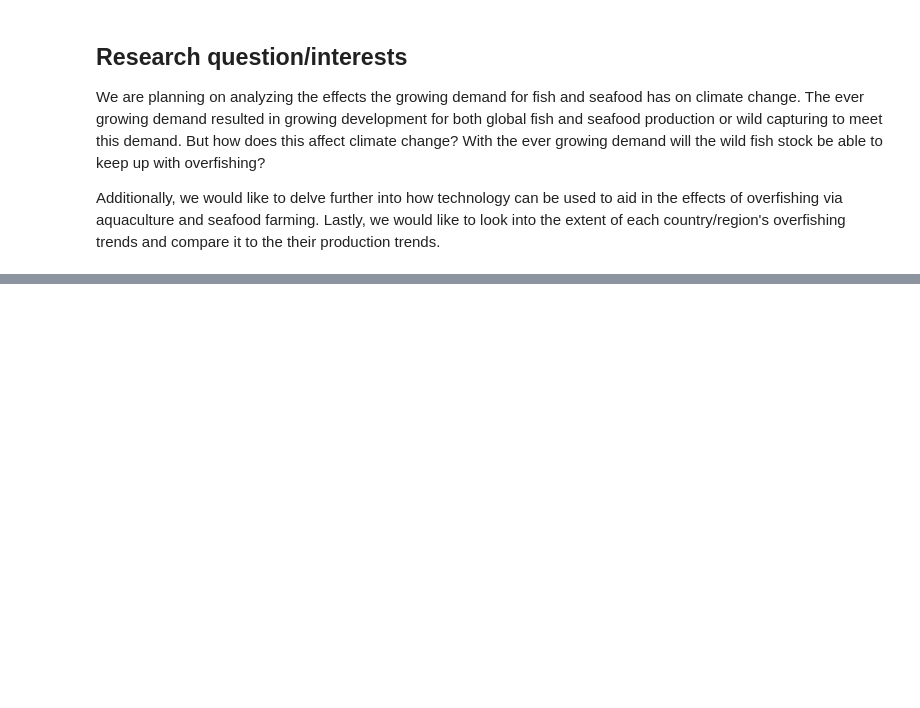
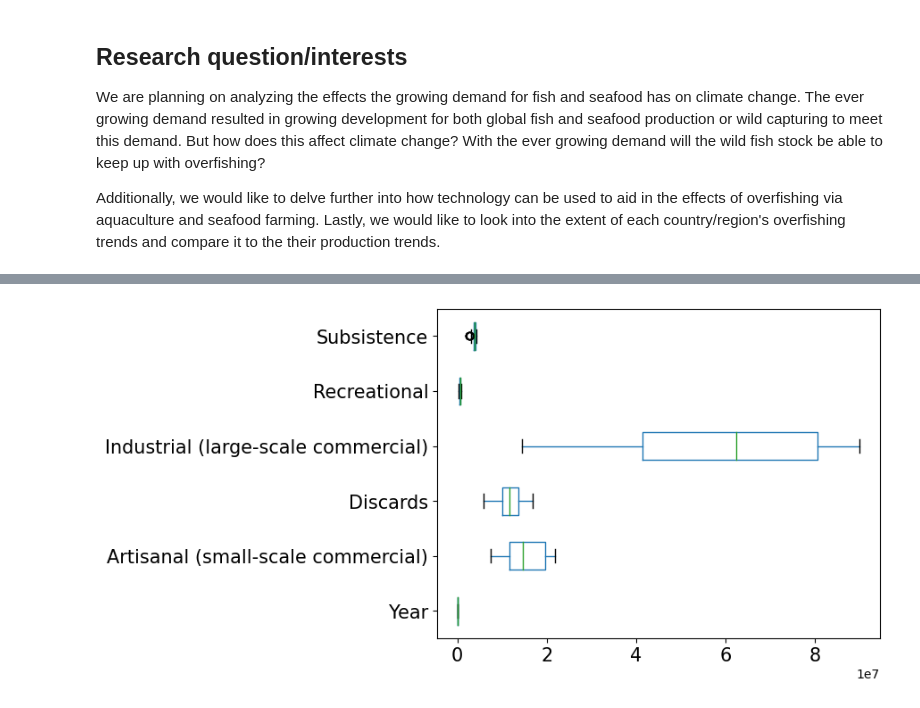
Before and after one commit to ubco-W2022T1-cosc301/project-group34, a Jupyter notebook: notebooks/lily.ipynb, the cells around one changed output, grey strips where cells are left out. Drawn from its saved outputs; the diff is of its cells as text; code cells hidden in the pictures; blank space fills up the shorter version.

```diff
--- a/notebooks/lily.ipynb
+++ b/notebooks/lily.ipynb
@@ -23,0 +99,5 @@ captured.head()
+# %%
+## Boxplot of the data
+boxplot = df1_cleaned.boxplot(grid=False, vert=False,fontsize=15)
+# %% [output]
+[figure, added]
```
Also changed, not shown: parts of 18 cells of this notebook, 4 other files.
